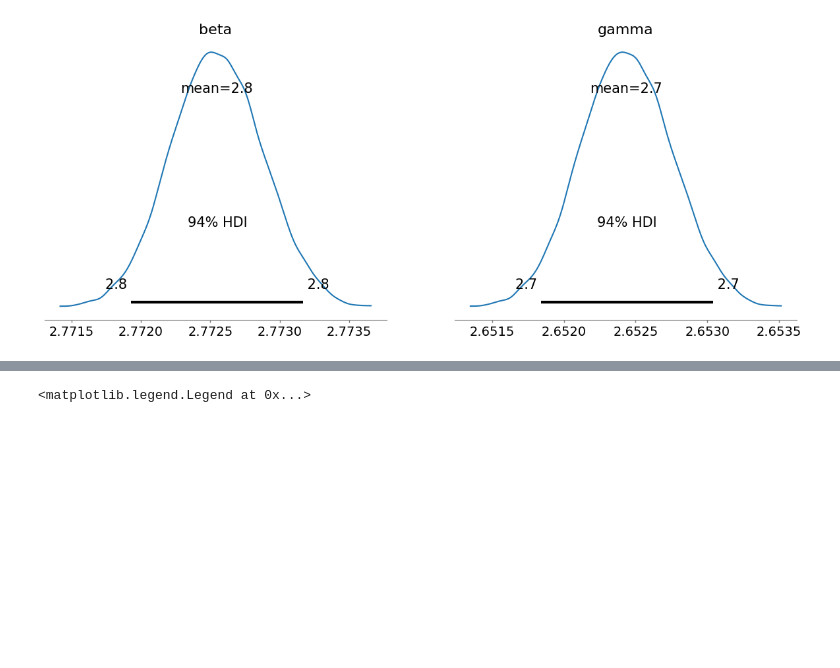
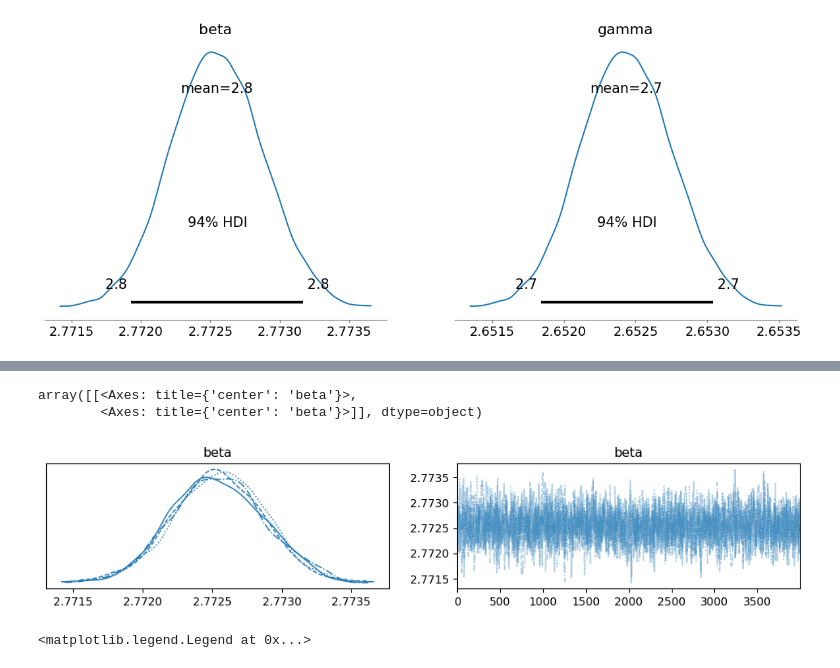
Before and after one commit to TheLapisGoat/SIR-Model-with-MCMC-Analysis, a Jupyter notebook: test.ipynb, the cells around one changed output, grey strips where cells are left out. Saved outputs shown, nothing was run; the diff lists cells and outputs as text; code cells hidden in the pictures; blank space fills up the shorter version.

```diff
--- a/test.ipynb
+++ b/test.ipynb
@@ -134,3 +130,9 @@ array([[<Axes: title={'center': 'beta'}>,
+# %%
+az.plot_trace(trace, var_names="gamma")
+# %% [output]
+array([[<Axes: title={'center': 'beta'}>,
+        <Axes: title={'center': 'beta'}>]], dtype=object)
+[figure, added]
 # %%
 import numpy as np
 from scipy.integrate import odeint
```
Also changed, not shown: parts of 1 cell of this notebook, 2 other files.
